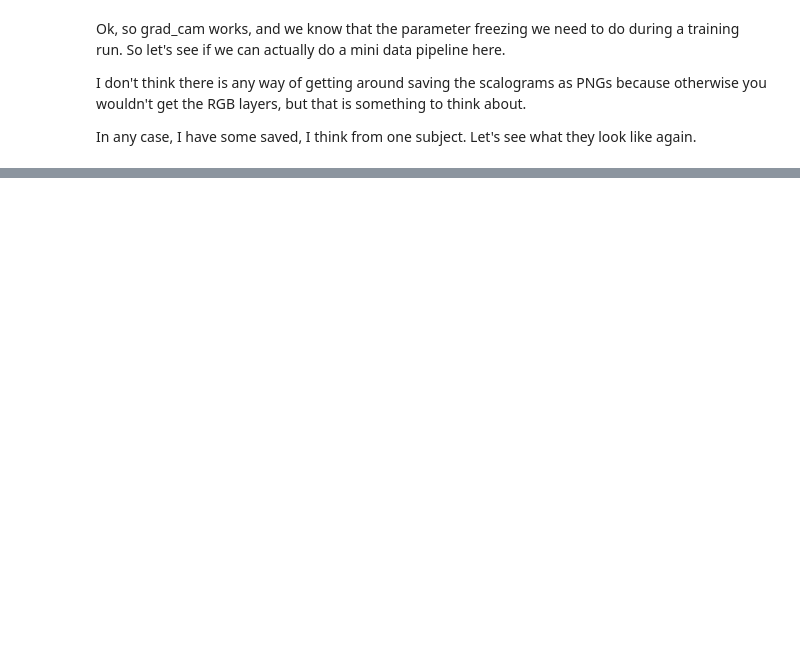
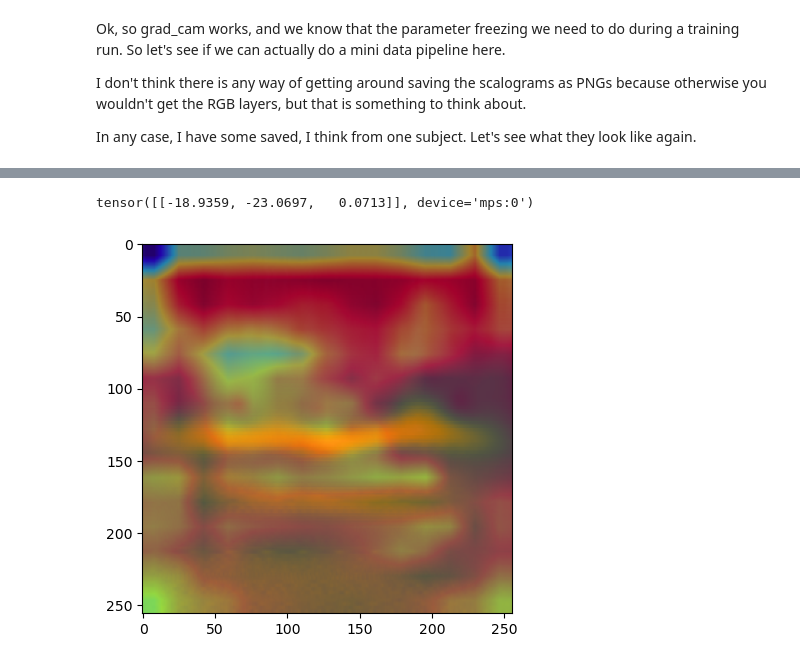
Before and after one commit to CEBangu/MEG-Decoding, a Jupyter notebook: model_adaptation.ipynb, the cells around one changed output, grey strips where cells are left out. Cells and saved outputs as stored; diff of their text form; code cells hidden in the pictures; blank space fills up the shorter version.

```diff
--- a/model_adaptation.ipynb
+++ b/model_adaptation.ipynb
@@ -239,0 +828,33 @@ KeyboardInterrupt:
+# %%
+input_image = Image.open("/Users/ciprianbangu/Cogmaster/M2 Internship/BCI code/scalograms_test/images_average/i_average_channel_105.png")
+input_tensor = preprocess(input_image)
+# Add a batch dimension to the input tensor
+input_batch = input_tensor.unsqueeze(dim=0).to(device)
+
+# Ensure the model is in evaluation mode
+trained_model.eval()
+
+# Pass the input tensor through the model
+with torch.no_grad():
+    output = trained_model(input_batch)
+
+print(output)
+
+# Generate Grad-CAM
+grad_cam = GradCAM(trained_model, trained_model.features[10])
+target_class = output.argmax().item()
+cam = grad_cam.generate_cam(input_batch, target_class)
+
+# Convert input image to RGB and visualize the Grad-CAM over the original image
+input_image_rgb = input_image.convert("RGB")
+input_image_np = np.array(input_image_rgb.resize((input_tensor.shape[1], input_tensor.shape[2])))
+heatmap = cv2.applyColorMap(np.uint8(255 * cam), cv2.COLORMAP_JET)
+heatmap = np.float32(heatmap) / 255
+overlay = heatmap + np.float32(input_image_np) / 255
+overlay = overlay / np.max(overlay)
+
+plt.imshow(overlay)
+plt.show()
+# %% [output]
+tensor([[-18.9359, -23.0697,   0.0713]], device='mps:0')
+[figure, added]
```
Also changed, not shown: parts of 34 cells of this notebook, 1 other file.
